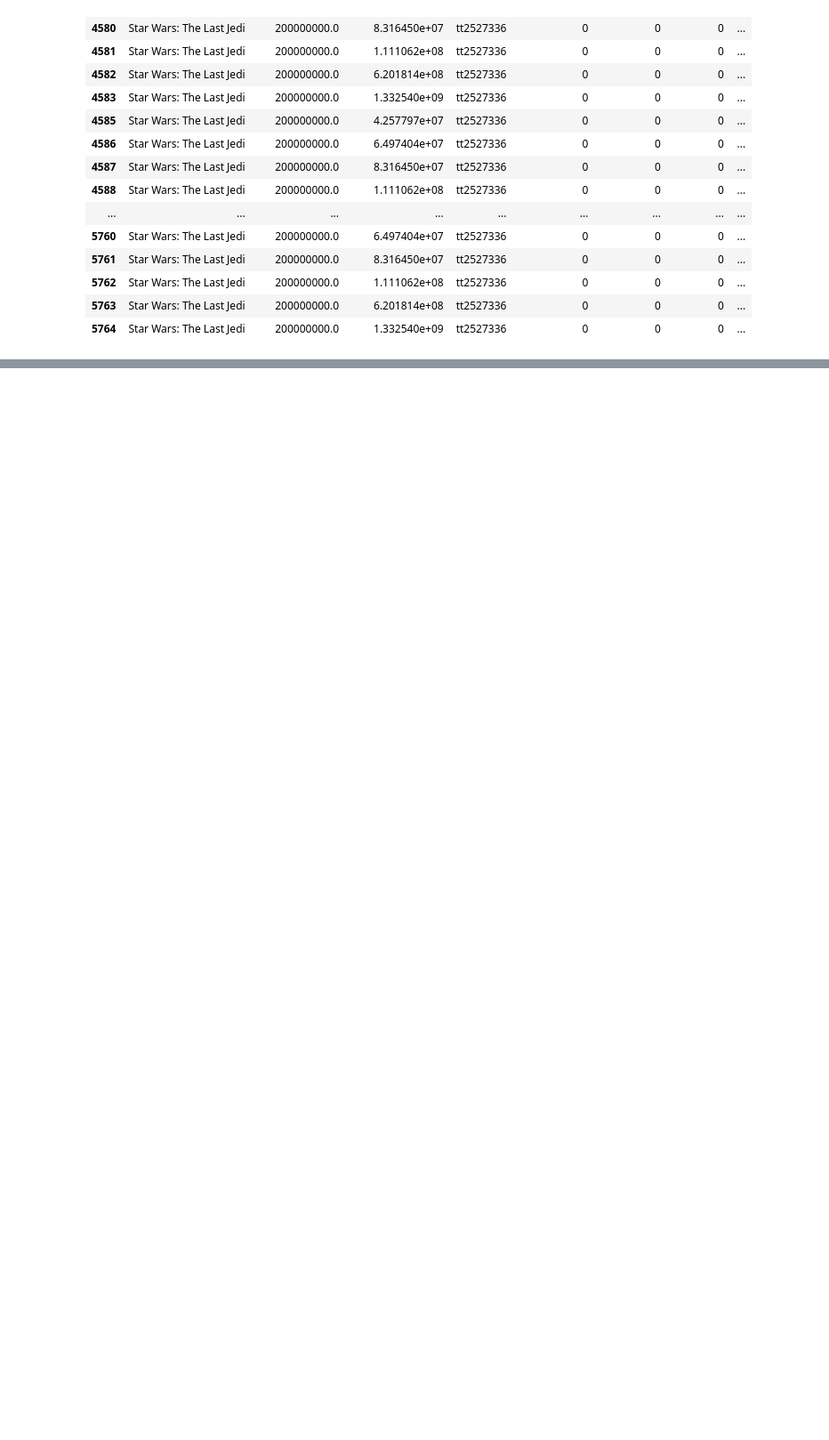
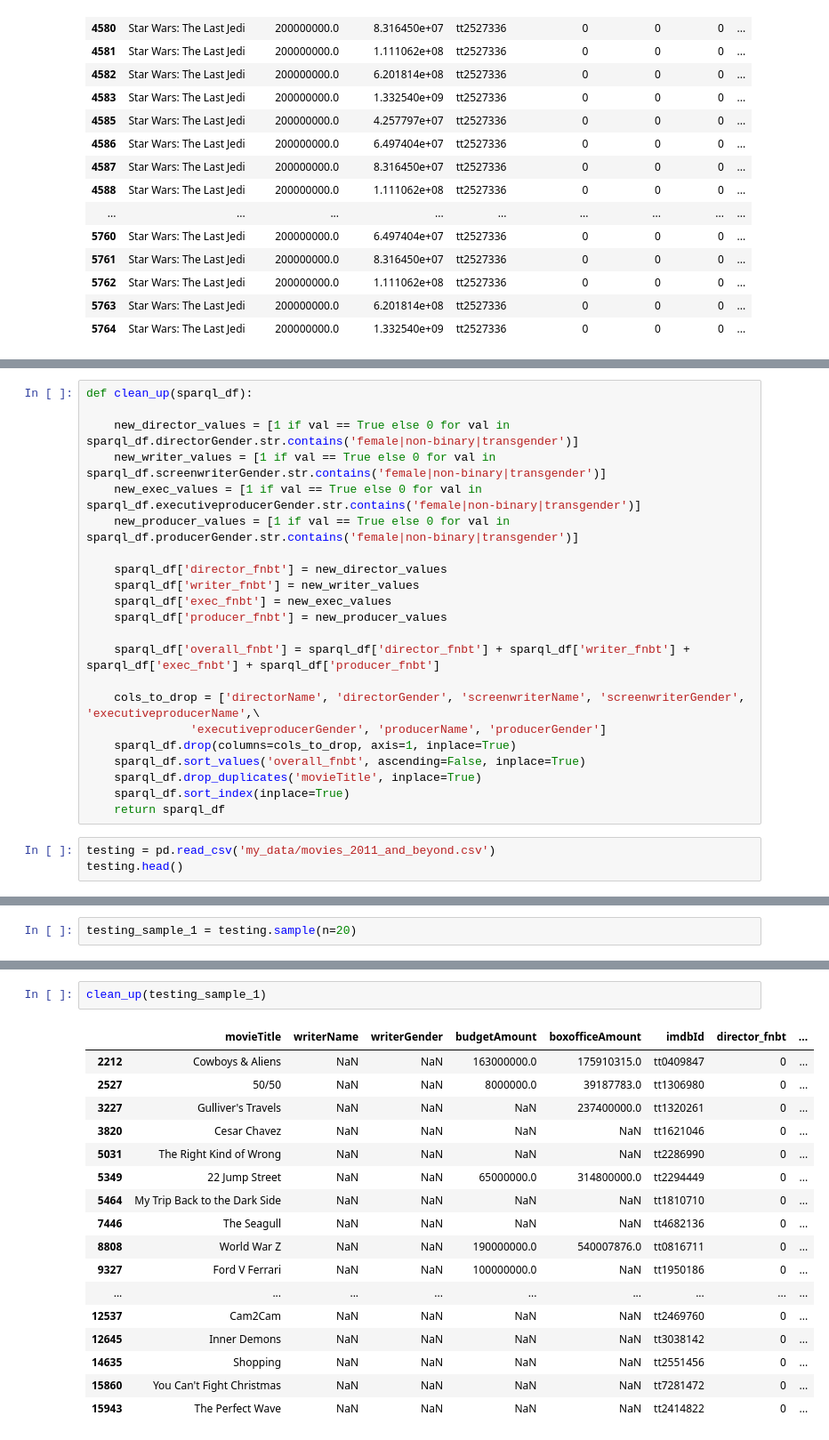
Before and after one commit to MagicMilly/women-in-film-analysis-dashboard, a Jupyter notebook: more_data_munging.ipynb, the cells around one changed output, grey strips where cells are left out. Shown at 89% size. Cells and saved outputs as stored; diff of their text form; blank space fills up the shorter version.

```diff
--- a/more_data_munging.ipynb
+++ b/more_data_munging.ipynb
@@ -923,0 +1074,25 @@ movies_2011_and_beyond.loc[movies_2011_and_beyond.movieTitle == 'Star Wars: The
+# %%
+def clean_up(sparql_df):
+
+    new_director_values = [1 if val == True else 0 for val in sparql_df.directorGender.str.contains('female|non-binary|transgender')]
+    new_writer_values = [1 if val == True else 0 for val in sparql_df.screenwriterGender.str.contains('female|non-binary|transgender')]
+    new_exec_values = [1 if val == True else 0 for val in sparql_df.executiveproducerGender.str.contains('female|non-binary|transgender')]
+    new_producer_values = [1 if val == True else 0 for val in sparql_df.producerGender.str.contains('female|non-binary|transgender')]
+
+    sparql_df['director_fnbt'] = new_director_values
+    sparql_df['writer_fnbt'] = new_writer_values
+    sparql_df['exec_fnbt'] = new_exec_values
+    sparql_df['producer_fnbt'] = new_producer_values
+
+    sparql_df['overall_fnbt'] = sparql_df['director_fnbt'] + sparql_df['writer_fnbt'] + sparql_df['exec_fnbt'] + sparql_df['producer_fnbt']
+
+    cols_to_drop = ['directorName', 'directorGender', 'screenwriterName', 'screenwriterGender', 'executiveproducerName',\
+               'executiveproducerGender', 'producerName', 'producerGender']
+    sparql_df.drop(columns=cols_to_drop, axis=1, inplace=True)
+    sparql_df.sort_values('overall_fnbt', ascending=False, inplace=True)
+    sparql_df.drop_duplicates('movieTitle', inplace=True)
+    sparql_df.sort_index(inplace=True)
+    return sparql_df
+# %%
+testing = pd.read_csv('my_data/movies_2011_and_beyond.csv')
+testing.head()
@@ -923,0 +1106,2 @@ movies_2011_and_beyond.loc[movies_2011_and_beyond.movieTitle == 'Star Wars: The
+# %%
+testing_sample_1 = testing.sample(n=20)
@@ -923,0 +1137,20 @@ movies_2011_and_beyond.loc[movies_2011_and_beyond.movieTitle == 'Star Wars: The
+# %%
+clean_up(testing_sample_1)
+# %% [output]
+|  | movieTitle | writerName | writerGender | budgetAmount | boxofficeAmount | imdbId | director_fnbt | ... |
+| 2212 | Cowboys & Aliens | NaN | NaN | 163000000.0 | 175910315.0 | tt0409847 | 0 | ... |
+| 2527 | 50/50 | NaN | NaN | 8000000.0 | 39187783.0 | tt1306980 | 0 | ... |
+| 3227 | Gulliver's Travels | NaN | NaN | NaN | 237400000.0 | tt1320261 | 0 | ... |
+| 3820 | Cesar Chavez | NaN | NaN | NaN | NaN | tt1621046 | 0 | ... |
+| 5031 | The Right Kind of Wrong | NaN | NaN | NaN | NaN | tt2286990 | 0 | ... |
+| 5349 | 22 Jump Street | NaN | NaN | 65000000.0 | 314800000.0 | tt2294449 | 0 | ... |
+| 5464 | My Trip Back to the Dark Side | NaN | NaN | NaN | NaN | tt1810710 | 0 | ... |
+| 7446 | The Seagull | NaN | NaN | NaN | NaN | tt4682136 | 0 | ... |
+| 8808 | World War Z | NaN | NaN | 190000000.0 | 540007876.0 | tt0816711 | 0 | ... |
+| 9327 | Ford V Ferrari | NaN | NaN | 100000000.0 | NaN | tt1950186 | 0 | ... |
+| ... | ... | ... | ... | ... | ... | ... | ... | ... |
+| 12537 | Cam2Cam | NaN | NaN | NaN | NaN | tt2469760 | 0 | ... |
+| 12645 | Inner Demons | NaN | NaN | NaN | NaN | tt3038142 | 0 | ... |
+| 14635 | Shopping | NaN | NaN | NaN | NaN | tt2551456 | 0 | ... |
+| 15860 | You Can't Fight Christmas | NaN | NaN | NaN | NaN | tt7281472 | 0 | ... |
+| 15943 | The Perfect Wave | NaN | NaN | NaN | NaN | tt2414822 | 0 | ... |
```
Also changed, not shown: parts of 18 cells of this notebook.
